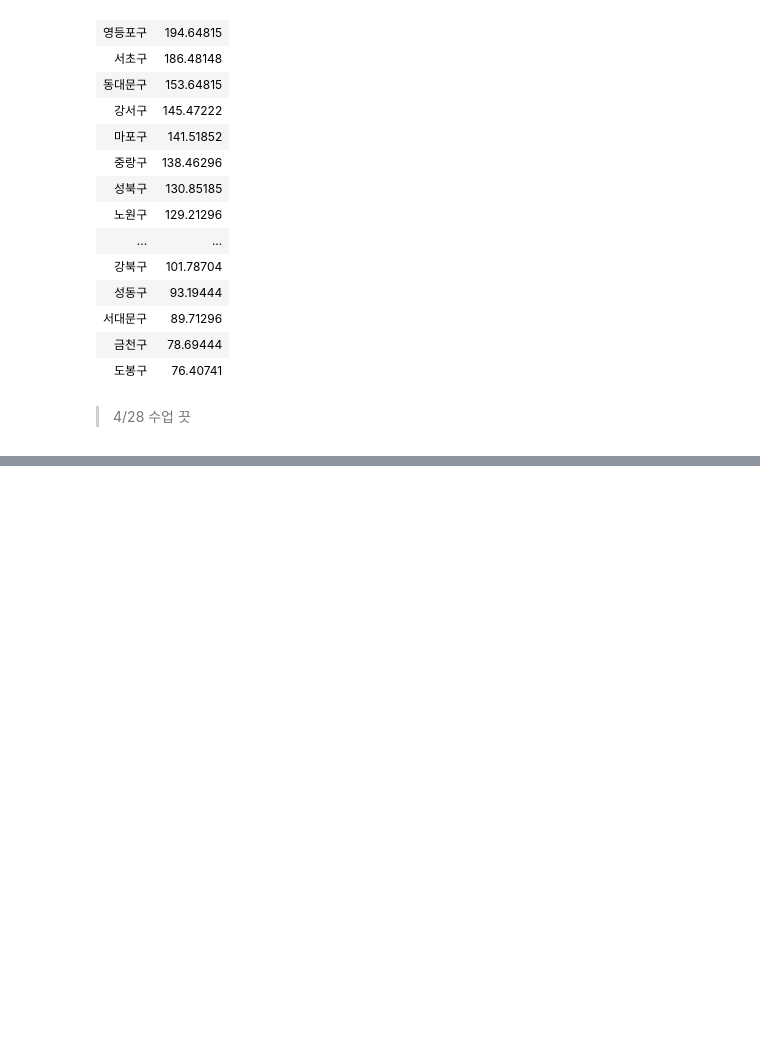
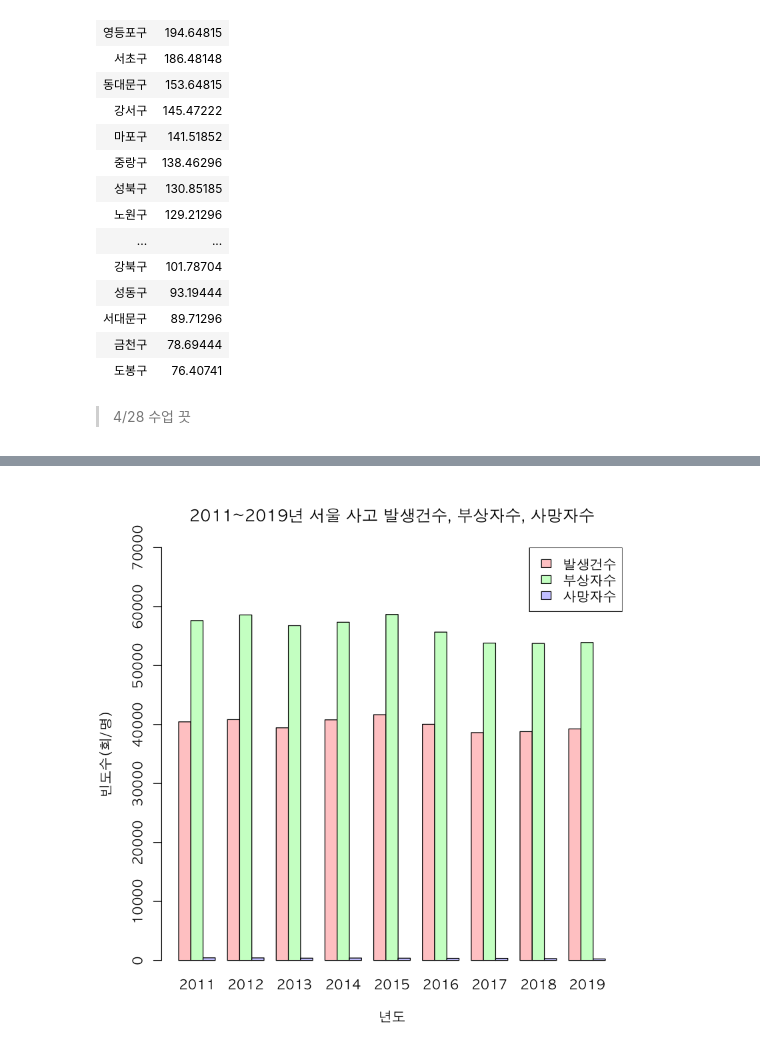
Before and after one commit to monargent0/TJRrrClass, a Jupyter notebook: 08. 파일 입출력.ipynb, the cells around one changed output, grey strips where cells are left out. Saved outputs shown, nothing was run; the diff lists cells and outputs as text; code cells hidden in the pictures; blank space fills up the shorter version.

```diff
--- a/08. 파일 입출력.ipynb
+++ b/08. 파일 입출력.ipynb
@@ -675,0 +730,7 @@ arrange(regionAcc.mean, desc(발생건수))
+# %%
+# 서울시 교통사고 부상자수에 대한 변동계수 구하기
+in_mean <- aggregate( 부상자수~ 자치구명, seoul , mean)
+in_sd <- aggregate( 부상자수~ 자치구명, seoul , sd)
+in_cv <- insd$부상자수 / inmean$부상자수
+regionInjure <- data.frame(자치구명 = inmean$자치구명 , 변동계수 = incv)
+arrange(regionInjure, 변동계수)
@@ -675,0 +833,9 @@ arrange(regionAcc.mean, desc(발생건수))
+# %%
+# 년도별 교통사고 발생,부상,사망자수에 대한 분석 자치구별로 나눔
+seoul.region <- data.frame()
+for(i in 2011:2019){
+    for(j in 1:25){
+        seoul.region <- rbind( seoul.region , c( i , region1[j], apply(subset(seoul, 년도 == i & 자치구명 == region1[j])[,4:6], 2 , sum) ) )
+    }
+}
+seoul.region
@@ -675,0 +882,7 @@ arrange(regionAcc.mean, desc(발생건수))
+# %%
+city <- in_mean$자치구명
+seoul.all <- data.frame()
+for(i in 2011:2019){
+        seoul.all <- rbind( seoul.all , c( i , apply(subset(seoul.city, 년도 == i)[,3:5], 2 , sum) ) )
+}
+seoul.all
@@ -675,0 +928,14 @@ arrange(regionAcc.mean, desc(발생건수))
+# %%
+# 정책 속도제한? ,
+my_col=rainbow(3,s=0.2)
+par(family = 'AppleGothic')
+barplot(rbind(seoul.all$발생건수,seoul.all$부상자수,seoul.all$사망자수),
+        names= seoul.all$년도,
+        beside = T,
+        main="2011~2019년 서울 사고 발생건수, 부상자수, 사망자수",xlab="년도",ylab="빈도수(회/명)",
+        ylim=c(0,70000),
+        col = my_col
+        )
+legend("topright",legend=c("발생건수","부상자수","사망자수"),fill= my_col)
+# %% [output]
+[figure, added]
```
Also changed, not shown: parts of 31 cells of this notebook.
